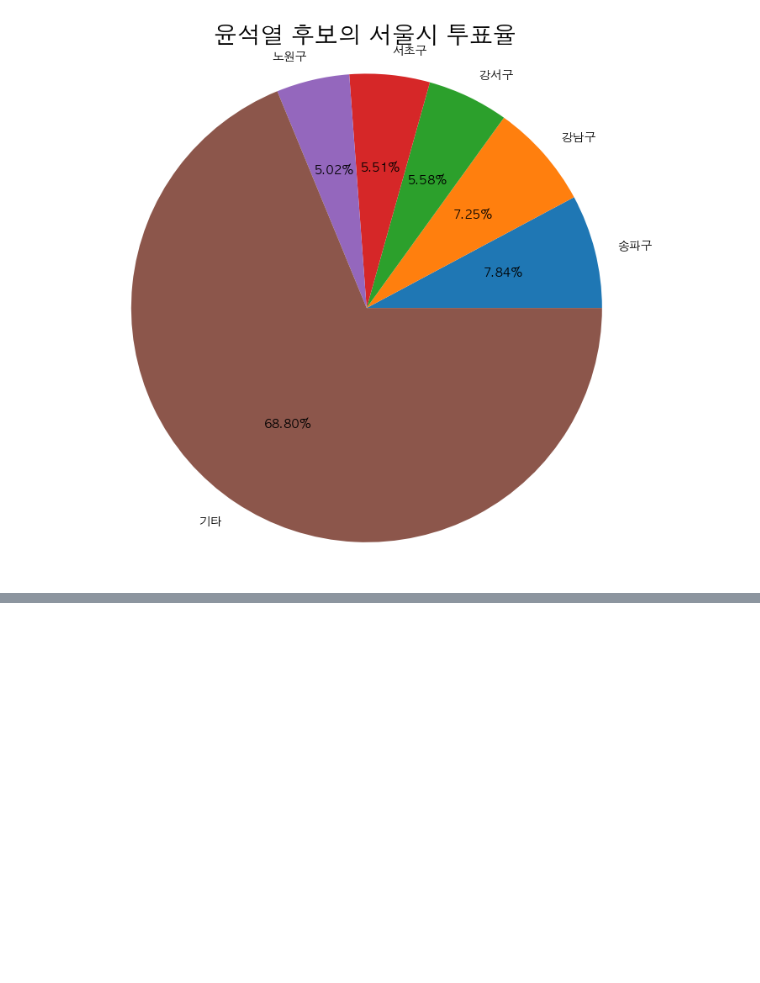
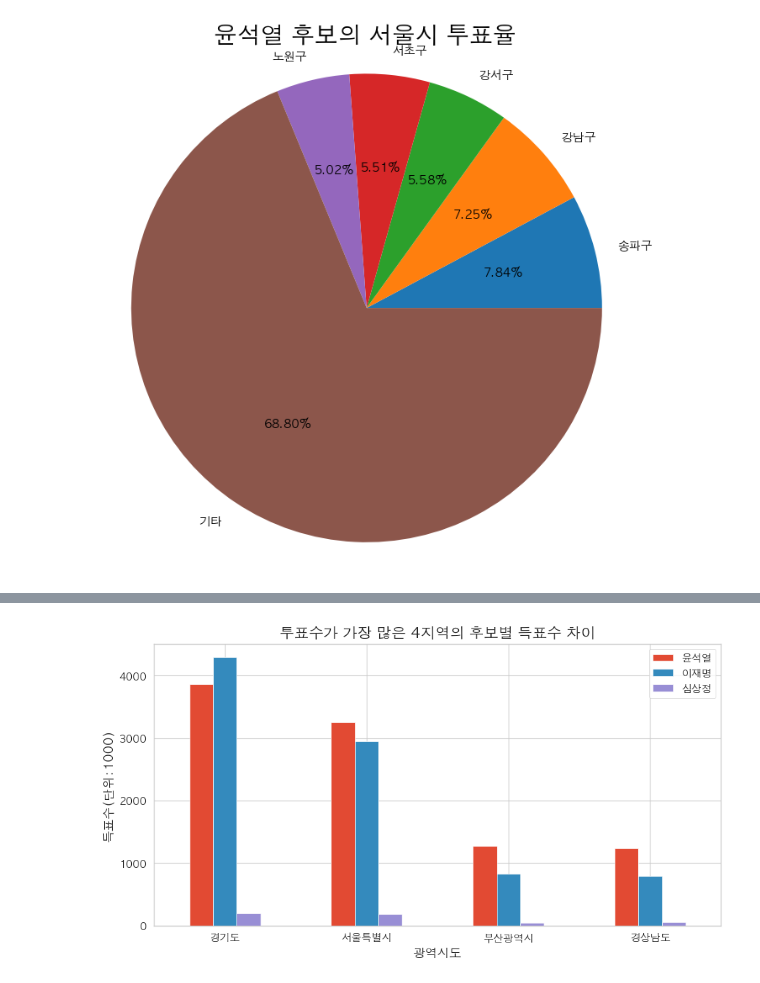
Before and after one commit to naddda0813/Python, a Jupyter notebook: 3.DataAnalysis/Note/13.대선자료시각화.ipynb, the cells around one changed output, grey strips where cells are left out. Cells and saved outputs as stored; diff of their text form; code cells hidden in the pictures; blank space fills up the shorter version.

```diff
--- a/3.DataAnalysis/Note/13.대선자료시각화.ipynb
+++ b/3.DataAnalysis/Note/13.대선자료시각화.ipynb
@@ -374,0 +488,4 @@ plt.style.use
+# %%
+# 4곳 뽑기
+vote_most = vote_most.head(4)
+vote_most
@@ -374,0 +499,6 @@ plt.style.use
+# %%
+vote_most = vote_most/1000
+# %%
+# 컬럼 순서 정렬 하고 투표수 빼기
+vote_most = vote_most.iloc[:,[1,2,0]]
+vote_most
@@ -374,0 +512,33 @@ plt.style.use
+# %%
+# 한글 폰트 문제 해결
+# matplotlib은 한글 폰트를 지원하지 않음
+# os정보
+import platform
+
+# font_manager : 폰트 관리 모듈
+# rc : 폰트 변경 모듈
+from matplotlib import font_manager, rc
+# unicode 설정
+plt.rcParams['axes.unicode_minus'] = False
+
+if platform.system() == 'Darwin':
+    rc('font', family='AppleGothic') # os가 macos
+elif platform.system() == 'Windows':
+    path = 'c:/Windows/Fonts/malgun.ttf' # os가 windows
+    font_name = font_manager.FontProperties(fname=path).get_name()
+    rc('font', family=font_name)
+else:
+    print("Unknown System")
+# %%
+vote_most.plot(
+    kind='bar',
+    figsize= (10,5),
+)
+
+plt.xticks(rotation = 0)
+# 제목
+plt.title('투표수가 가장 많은 4지역의 후보별 득표수 차이')
+plt.ylabel('득표수(단위:1000)')
+plt.show()
+# %% [output]
+[figure, added]
```
Also changed, not shown: parts of 27 cells of this notebook, 4 other files.
